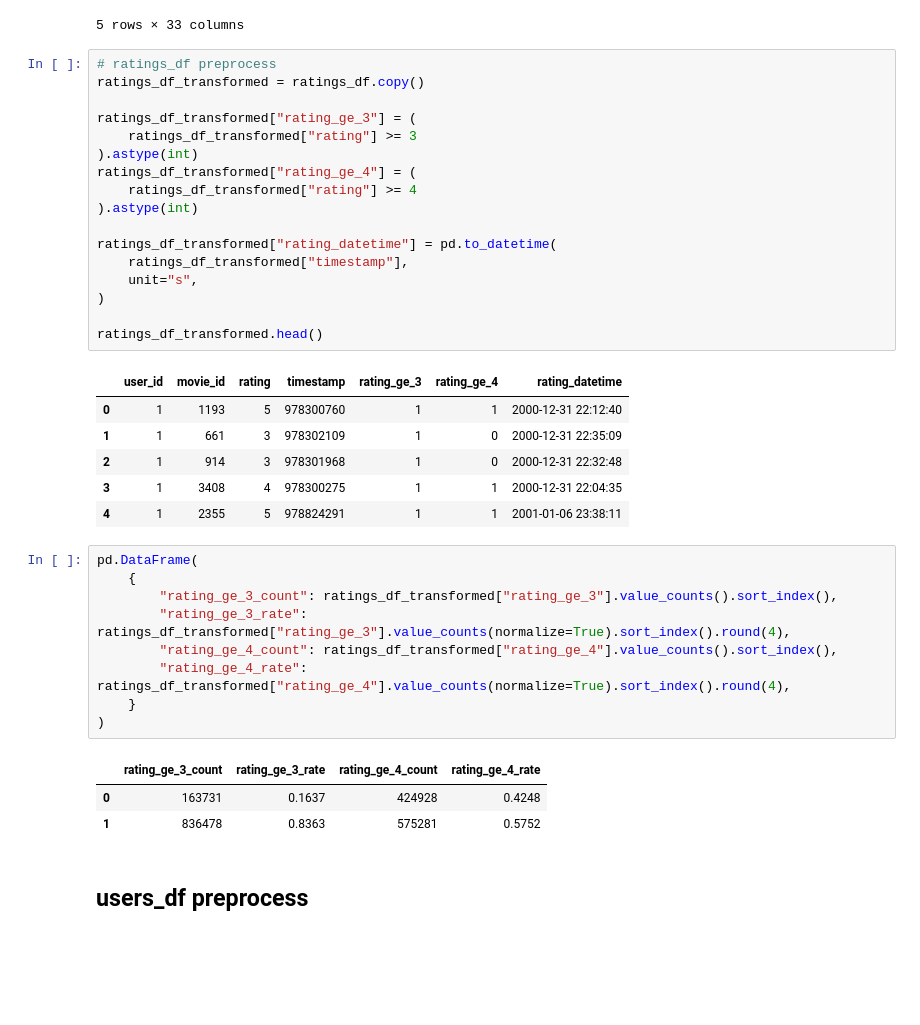
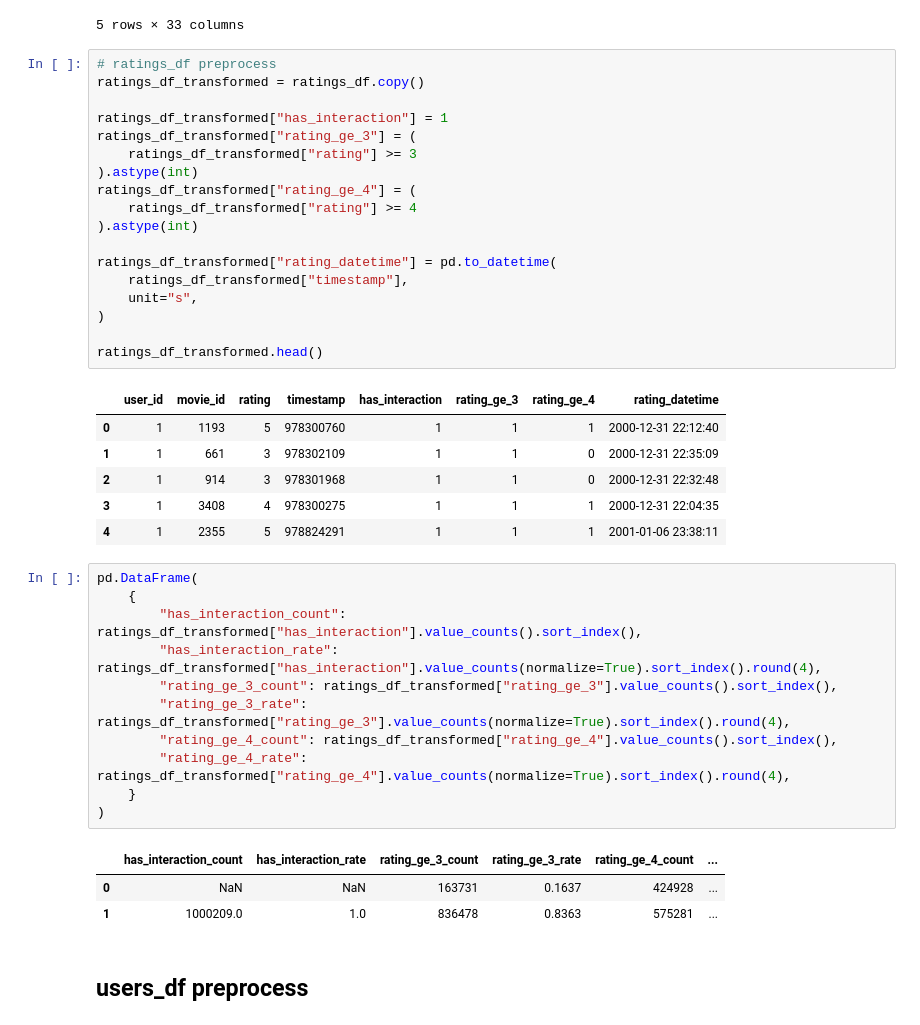
Before and after one commit to qgatsu/blog, a Jupyter notebook: 02.KnowledgeGraph_Recommendation/01.MovieLens_data_overview.ipynb, the cells around one changed output. Saved outputs shown, nothing was run; the diff lists cells and outputs as text; blank space fills up the shorter version.

```diff
--- a/02.KnowledgeGraph_Recommendation/01.MovieLens_data_overview.ipynb
+++ b/02.KnowledgeGraph_Recommendation/01.MovieLens_data_overview.ipynb
@@ -131,30 +131,33 @@ movies_df_transformed.head()
 # %%
 # ratings_df preprocess
 ratings_df_transformed = ratings_df.copy()
 
+ratings_df_transformed["has_interaction"] = 1
 ratings_df_transformed["rating_ge_3"] = (
     ratings_df_transformed["rating"] >= 3
 ).astype(int)
 ratings_df_transformed["rating_ge_4"] = (
     ratings_df_transformed["rating"] >= 4
 ).astype(int)
 
 ratings_df_transformed["rating_datetime"] = pd.to_datetime(
     ratings_df_transformed["timestamp"],
     unit="s",
 )
 
 ratings_df_transformed.head()
 # %% [output]
-|  | user_id | movie_id | rating | timestamp | rating_ge_3 | rating_ge_4 | rating_datetime |
-| 0 | 1 | 1193 | 5 | 978300760 | 1 | 1 | 2000-12-31 22:12:40 |
-| 1 | 1 | 661 | 3 | 978302109 | 1 | 0 | 2000-12-31 22:35:09 |
-| 2 | 1 | 914 | 3 | 978301968 | 1 | 0 | 2000-12-31 22:32:48 |
-| 3 | 1 | 3408 | 4 | 978300275 | 1 | 1 | 2000-12-31 22:04:35 |
-| 4 | 1 | 2355 | 5 | 978824291 | 1 | 1 | 2001-01-06 23:38:11 |
+|  | user_id | movie_id | rating | timestamp | has_interaction | rating_ge_3 | rating_ge_4 | rating_datetime |
+| 0 | 1 | 1193 | 5 | 978300760 | 1 | 1 | 1 | 2000-12-31 22:12:40 |
+| 1 | 1 | 661 | 3 | 978302109 | 1 | 1 | 0 | 2000-12-31 22:35:09 |
+| 2 | 1 | 914 | 3 | 978301968 | 1 | 1 | 0 | 2000-12-31 22:32:48 |
+| 3 | 1 | 3408 | 4 | 978300275 | 1 | 1 | 1 | 2000-12-31 22:04:35 |
+| 4 | 1 | 2355 | 5 | 978824291 | 1 | 1 | 1 | 2001-01-06 23:38:11 |
 # %%
 pd.DataFrame(
     {
+        "has_interaction_count": ratings_df_transformed["has_interaction"].value_counts().sort_index(),
+        "has_interaction_rate": ratings_df_transformed["has_interaction"].value_counts(normalize=True).sort_index().round(4),
         "rating_ge_3_count": ratings_df_transformed["rating_ge_3"].value_counts().sort_index(),
         "rating_ge_3_rate": ratings_df_transformed["rating_ge_3"].value_counts(normalize=True).sort_index().round(4),
         "rating_ge_4_count": ratings_df_transformed["rating_ge_4"].value_counts().sort_index(),
@@ -162,9 +165,9 @@ pd.DataFrame(
     }
 )
 # %% [output]
-|  | rating_ge_3_count | rating_ge_3_rate | rating_ge_4_count | rating_ge_4_rate |
-| 0 | 163731 | 0.1637 | 424928 | 0.4248 |
-| 1 | 836478 | 0.8363 | 575281 | 0.5752 |
+|  | has_interaction_count | has_interaction_rate | rating_ge_3_count | rating_ge_3_rate | rating_ge_4_count | ... |
+| 0 | NaN | NaN | 163731 | 0.1637 | 424928 | ... |
+| 1 | 1000209.0 | 1.0 | 836478 | 0.8363 | 575281 | ... |
 # %% [markdown]
 ## users_df preprocess
 # %%
```
Also changed, not shown: parts of 2 cells of this notebook, 11 other files.
